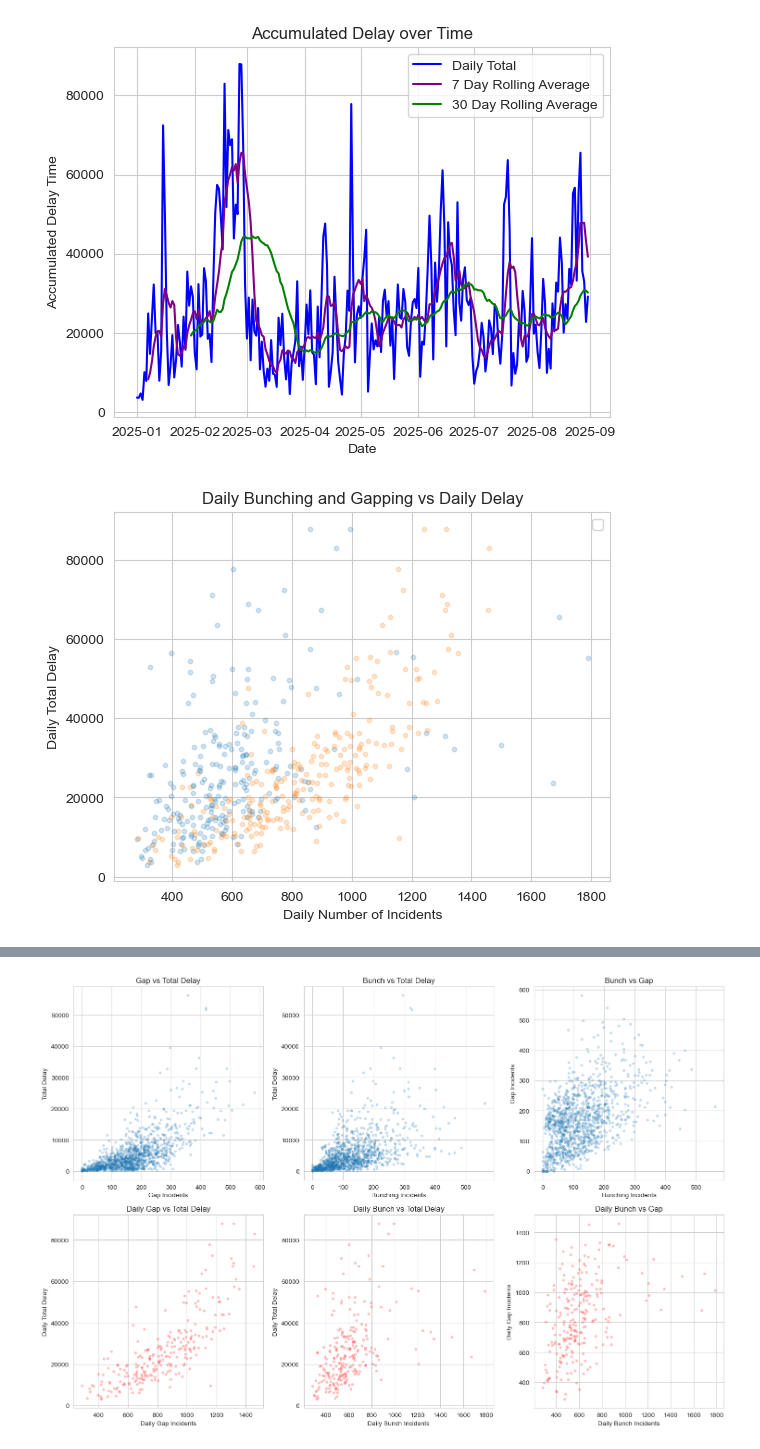
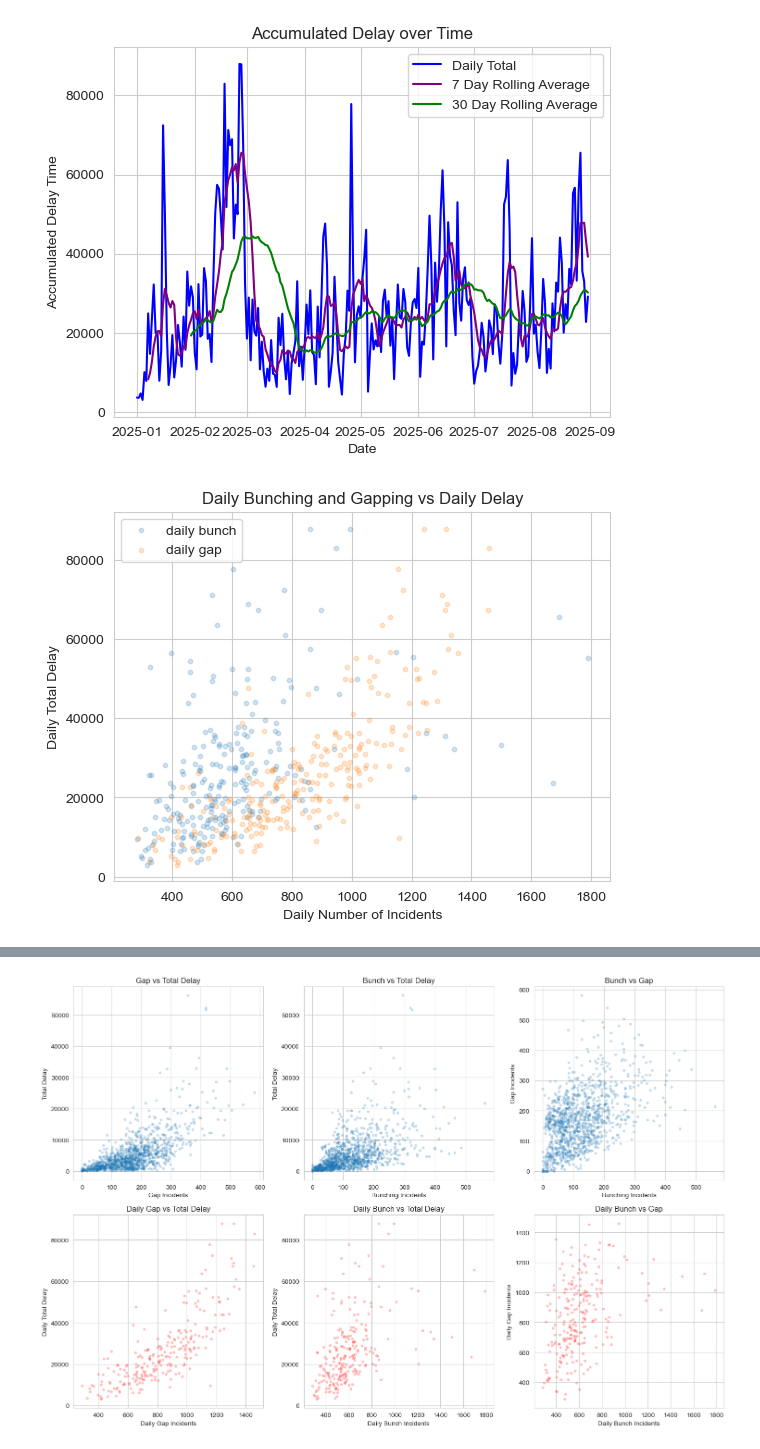
Before and after one commit to Erdos-Projects/spring-2026-predicting-streetcar-delays, a Jupyter notebook: bunching_notebooks/bunching_modeling.ipynb, the cells around one changed output, grey strips where cells are left out. Saved outputs shown, nothing was run; the diff lists cells and outputs as text; code cells hidden in the pictures.

```diff
--- a/bunching_notebooks/bunching_modeling.ipynb
+++ b/bunching_notebooks/bunching_modeling.ipynb
@@ -161,22 +161,24 @@ plt.show()
 # %%
 # Next we look at how the number of bunching and gapping incidents vary over time
 
 plt.scatter(
     daily_stat['bunch'],
     daily_stat['total_delay'],
     alpha=0.2,
-    s=10
+    s=10,
+    label = "daily bunch"
 )
 plt.scatter(
     daily_stat['gap'],
     daily_stat['total_delay'],
     alpha=0.2,
-    s=10
+    s=10,
+    label = "daily gap"
 )
 plt.xlabel("Daily Number of Incidents")
 plt.ylabel("Daily Total Delay")
 plt.title("Daily Bunching and Gapping vs Daily Delay")
 plt.legend()
 plt.show()
 # %% [output]
-[figure, old version]
+[figure, new version]
```
Also changed, not shown: parts of 3 cells of this notebook.
